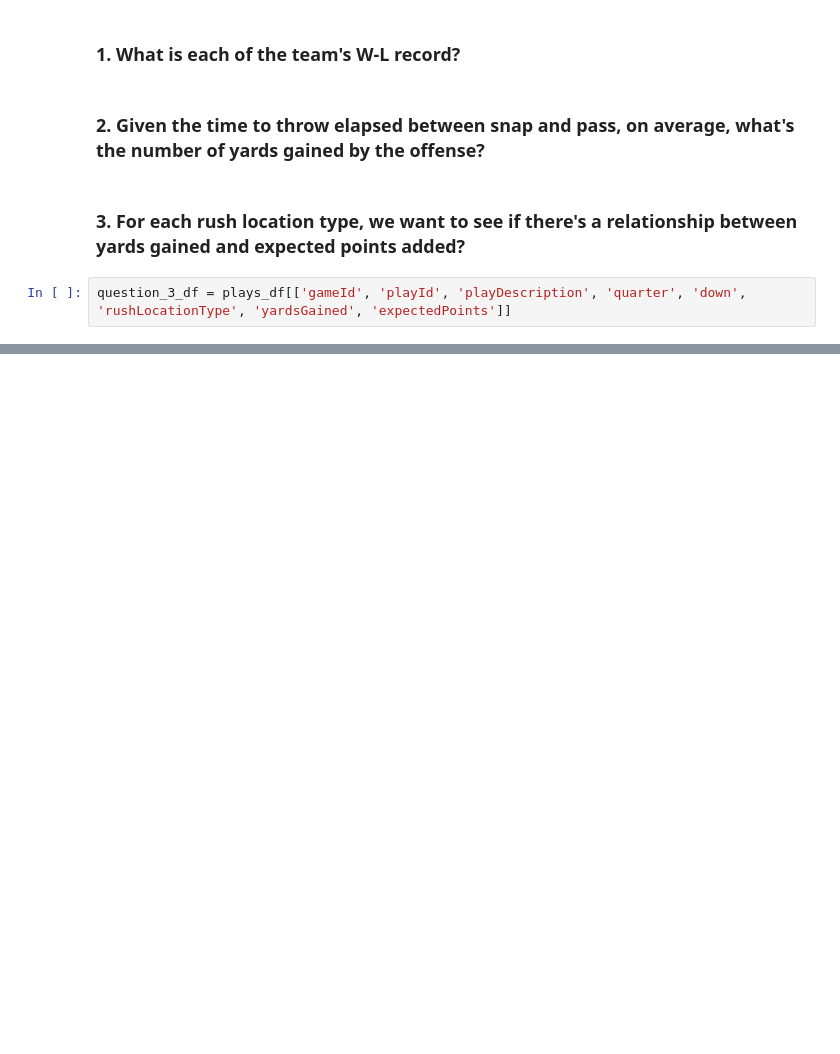
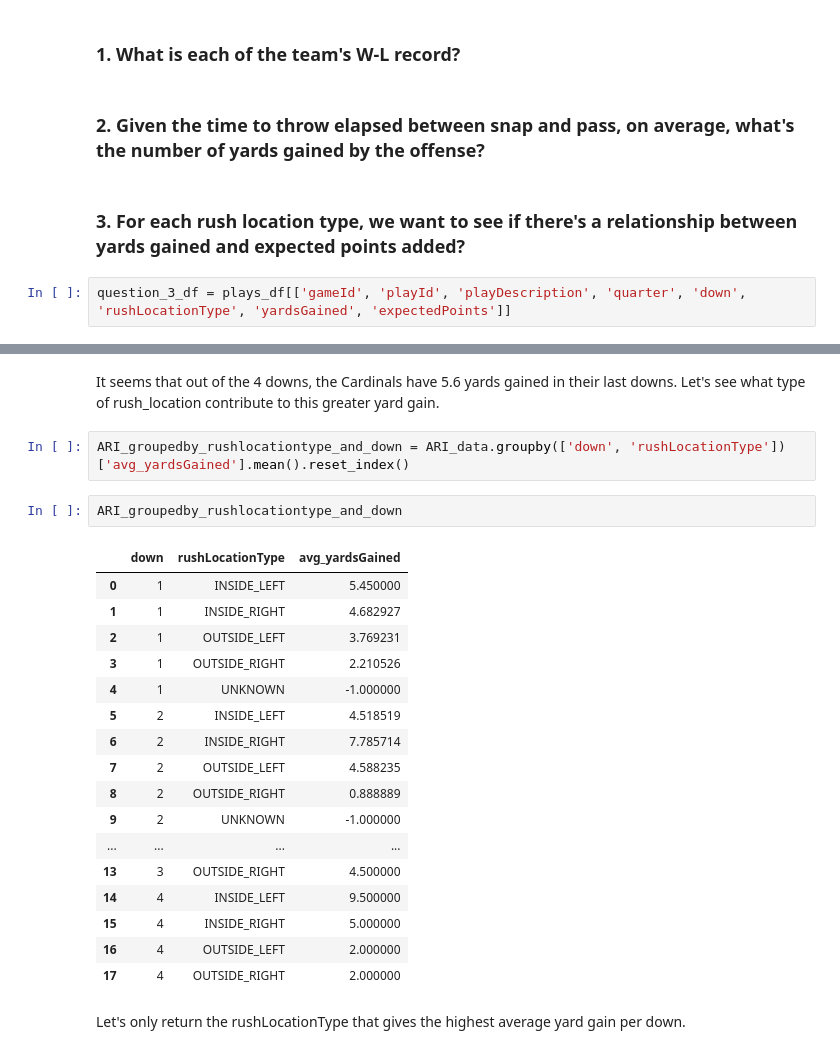
Before and after one commit to klam912/nfl-dashboard, a Jupyter notebook: analysis.ipynb, the cells around one changed output, grey strips where cells are left out. Cells and saved outputs as stored; diff of their text form; blank space fills up the shorter version.

```diff
--- a/analysis.ipynb
+++ b/analysis.ipynb
@@ -241,0 +340,26 @@ aggregation_yards_gained_and_expected_points_df = question_3_df.groupby(['rushLo
+# %% [markdown]
+It seems that out of the 4 downs, the Cardinals have 5.6 yards gained in their last downs. Let's see what type of rush_location contribute to this greater yard gain.
+# %%
+ARI_groupedby_rushlocationtype_and_down = ARI_data.groupby(['down', 'rushLocationType'])['avg_yardsGained'].mean().reset_index()
+# %%
+ARI_groupedby_rushlocationtype_and_down
+# %% [output]
+|  | down | rushLocationType | avg_yardsGained |
+| 0 | 1 | INSIDE_LEFT | 5.450000 |
+| 1 | 1 | INSIDE_RIGHT | 4.682927 |
+| 2 | 1 | OUTSIDE_LEFT | 3.769231 |
+| 3 | 1 | OUTSIDE_RIGHT | 2.210526 |
+| 4 | 1 | UNKNOWN | -1.000000 |
+| 5 | 2 | INSIDE_LEFT | 4.518519 |
+| 6 | 2 | INSIDE_RIGHT | 7.785714 |
+| 7 | 2 | OUTSIDE_LEFT | 4.588235 |
+| 8 | 2 | OUTSIDE_RIGHT | 0.888889 |
+| 9 | 2 | UNKNOWN | -1.000000 |
+| ... | ... | ... | ... |
+| 13 | 3 | OUTSIDE_RIGHT | 4.500000 |
+| 14 | 4 | INSIDE_LEFT | 9.500000 |
+| 15 | 4 | INSIDE_RIGHT | 5.000000 |
+| 16 | 4 | OUTSIDE_LEFT | 2.000000 |
+| 17 | 4 | OUTSIDE_RIGHT | 2.000000 |
+# %% [markdown]
+Let's only return the rushLocationType that gives the highest average yard gain per down.
```
Also changed, not shown: parts of 23 cells of this notebook.
